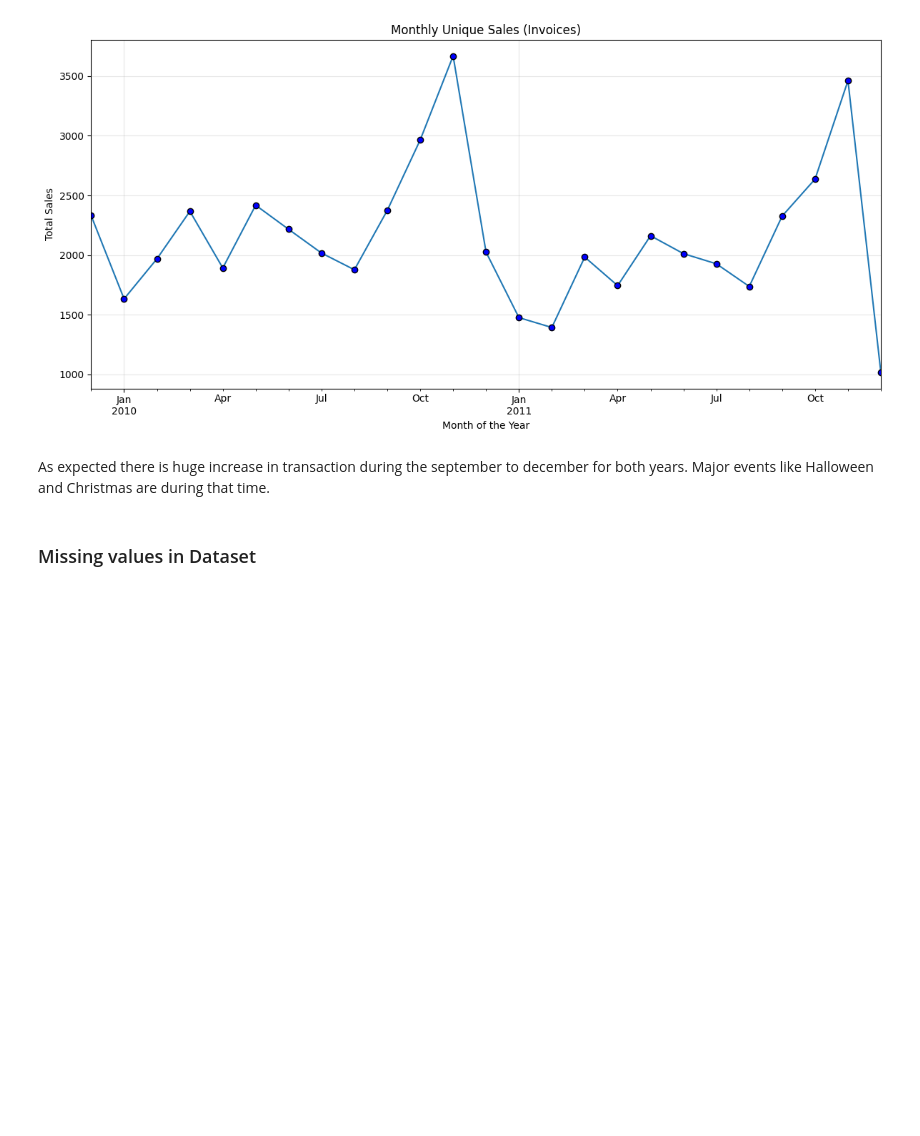
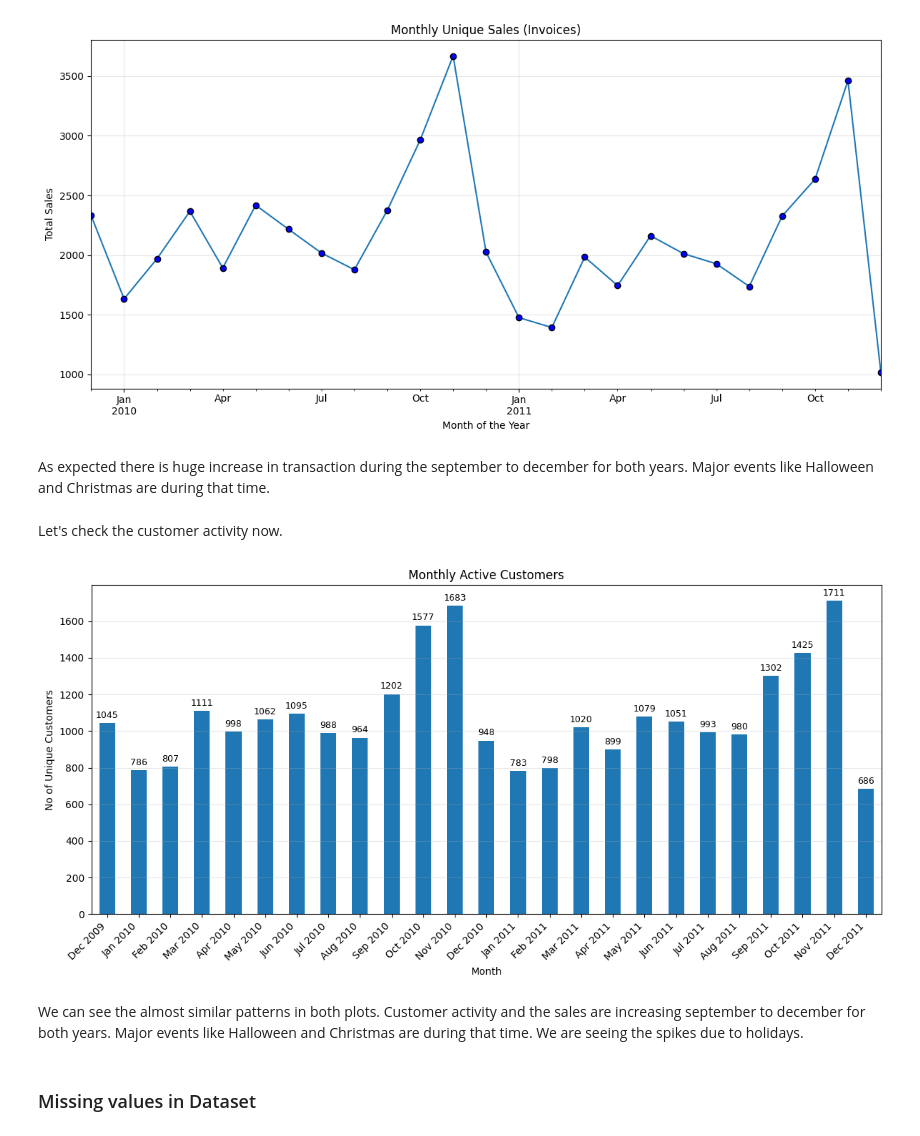
Before and after one commit to samithcsachi/Customer-Segmentation-Retention-Strategy, a Jupyter notebook: research/01_exploratory_analysis_and_business_insights.ipynb, the cells around one changed output. Saved outputs shown, nothing was run; the diff lists cells and outputs as text; code cells hidden in the pictures; blank space fills up the shorter version.

```diff
--- a/research/01_exploratory_analysis_and_business_insights.ipynb
+++ b/research/01_exploratory_analysis_and_business_insights.ipynb
@@ -154,6 +155,48 @@ plt.show()
 [figure]
 # %% [markdown]
 As expected there is huge increase in transaction during the september to december for both years. Major events like Halloween and Christmas are during that time.
+# %% [markdown]
+Let's check the customer activity now.
+# %%
+monthly_active = (
+    df.set_index("InvoiceDate")
+      .resample("ME")["Customer ID"]
+      .nunique()
+)
+
+ax = monthly_active.plot(kind="bar", figsize=(12, 6))
+
+ax.set_xlabel("Month")
+ax.set_ylabel("No of Unique Customers")
+ax.set_title("Monthly Active Customers")
+ax.grid(axis="y", alpha=0.3)
+
+
+ax.set_xticklabels(
+    monthly_active.index.strftime("%b %Y"),
+    rotation=45,
+    ha="right"
+)
+
+# Add values on top
+for p in ax.patches:
+    ax.annotate(
+        int(p.get_height()),
+        (p.get_x() + p.get_width() / 2, p.get_height()),
+        ha="center",
+        va="bottom",
+        fontsize=9,
+        xytext=(0, 3),
+        textcoords="offset points"
+    )
+
+plt.tight_layout()
+plt.savefig("../assets/Monthly Active Customers.png")
+plt.show()
+# %% [output]
+[figure, added]
+# %% [markdown]
+We can see the almost similar patterns in both plots. Customer activity and the sales are increasing september to december for both years. Major events like Halloween and Christmas are during that time. We are seeing the spikes due to holidays.
 # %% [markdown]
 ### Missing values in Dataset
 # %% [markdown]
```
Also changed, not shown: parts of 87 cells of this notebook, 24 other files.
